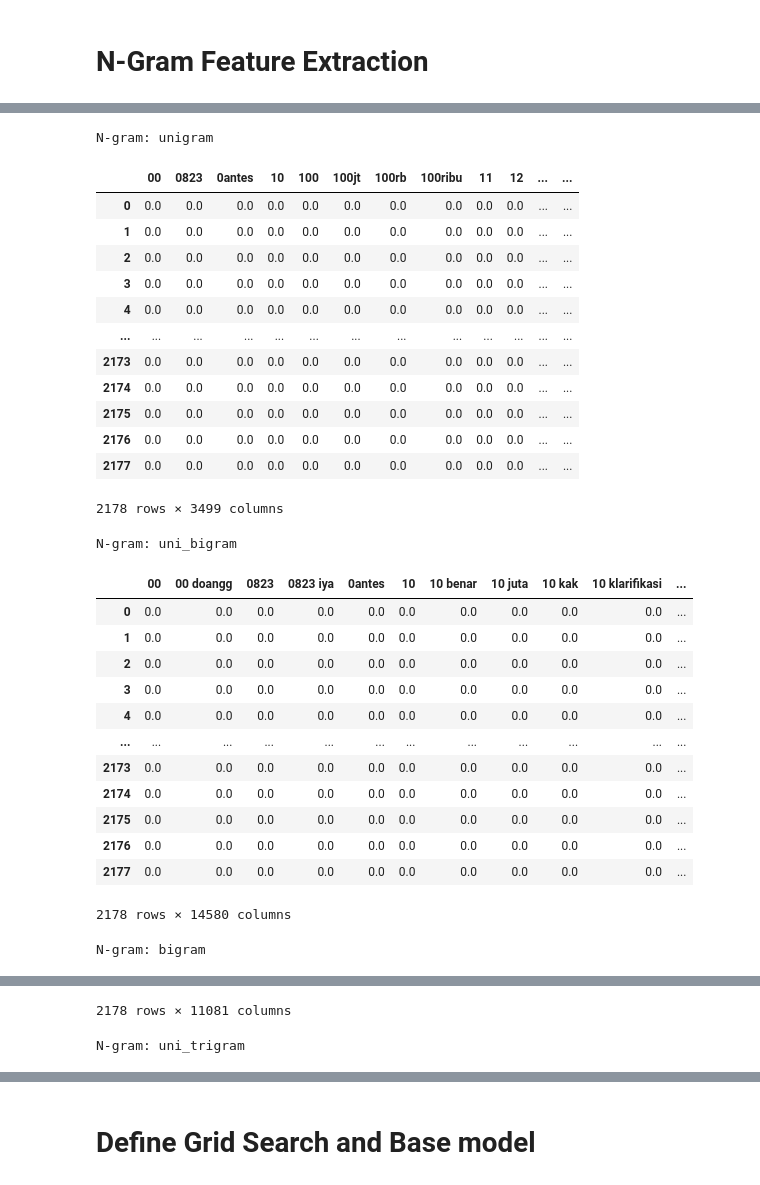
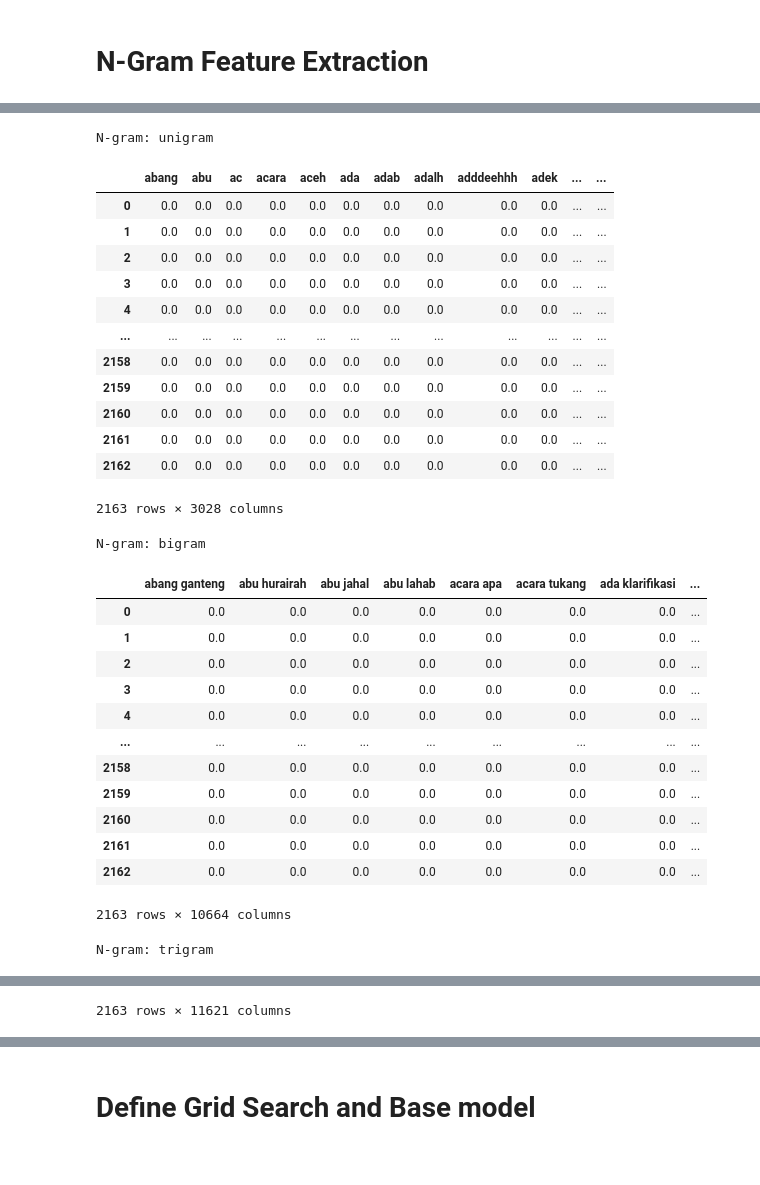
Before and after one commit to Mafatihul/HateComment_Classification, a Jupyter notebook: HateComment_Classification.ipynb, the cells around one changed output, grey strips where cells are left out. Saved outputs shown, nothing was run; the diff lists cells and outputs as text; code cells hidden in the pictures.

```diff
--- a/HateComment_Classification.ipynb
+++ b/HateComment_Classification.ipynb
@@ -122,0 +67,12 @@ test_df['Texts'] = test_df['Texts'].apply(preprocess)
+# %%
+# prompt: counting nan in train_df['stemmed'] and delete the row
+
+# Count NaN values in 'stemmed' column
+nan_count = train_df['stemmed'].isnull().sum()
+print(f"Number of NaN values in 'stemmed' column: {nan_count}")
+
+# Remove rows with NaN values in 'stemmed' column
+train_df = train_df.dropna(subset=['stemmed'])
+
+# Verify the change
+print(f"Shape of train_df after removing NaN rows: {train_df.shape}")
@@ -136,11 +111,14 @@ def to_list(df, attribute):
     # Let's use back the function defined above, "flat_list", to flatten the list
     flat_list_transcription = flat_list(unflat_list_transcription)
     return flat_list_transcription
-flat_list_transcription = to_list(train_df, 'Texts')
+flat_list_transcription = to_list(train_df, 'stemmed')
 # %%
-ngram_features ={'unigram':(1,1),'uni_bigram':(1,2),'bigram':(2,2), 'uni_trigram':(1,3), 'trigram':(3,3)}
+# Fitur ngram yang akan digunakan
+# ngram_features ={'unigram':(1,1),'bigram':(2,2), 'trigram':(3,3)}
+ngram_features ={'unigram':(1,1),'bigram':(2,2), 'trigram':(3,3)}
 feature_name=[]
 temp=[]
+
 for key, values in ngram_features.items():
     temp.append(key)
     feature_name.append(key)
@@ -150,6 +127,0 @@ temp
-# %%
-from sklearn.feature_extraction.text import CountVectorizer
-list_komen = train_df['Texts']
-terms = CountVectorizer().fit(list_komen)
-X = terms.transform(list_komen)
-X
@@ -180,44 +141,46 @@ temp
 # %%
-# prompt: make a code to show the bag of word or ngram into table and the frequencies of each ngram on each text
-
+#fungsi untuk menampilkan vektor fitur
 def ngram_table(temp, feature_name):
   for i in range(len(temp)):
     features = temp[i]
     vectorizer = TfidfVectorizer(ngram_range=ngram_features[feature_name[i]])
     vectorizer.fit(flat_list_transcription)
     df_ngram = pd.DataFrame(features.toarray(), columns = vectorizer.get_feature_names_out())
+    # Menampilkan nama fitur
     print(f"N-gram: {feature_name[i]}")
     display(df_ngram)
     print("\n")
+  return df_ngram
 
-ngram_table(temp, feature_name)
+# Menerapkan fungsi untuk mengekstrak n-gram dari dataset
+feature_table = ngram_table(temp, feature_name)
 # %% [output]
 N-gram: unigram
-|  | 00 | 0823 | 0antes | 10 | 100 | 100jt | 100rb | 100ribu | 11 | 12 | ... | ... |
+|  | abang | abu | ac | acara | aceh | ada | adab | adalh | adddeehhh | adek | ... | ... |
 | 0 | 0.0 | 0.0 | 0.0 | 0.0 | 0.0 | 0.0 | 0.0 | 0.0 | 0.0 | 0.0 | ... | ... |
 | 1 | 0.0 | 0.0 | 0.0 | 0.0 | 0.0 | 0.0 | 0.0 | 0.0 | 0.0 | 0.0 | ... | ... |
 | 2 | 0.0 | 0.0 | 0.0 | 0.0 | 0.0 | 0.0 | 0.0 | 0.0 | 0.0 | 0.0 | ... | ... |
 | 3 | 0.0 | 0.0 | 0.0 | 0.0 | 0.0 | 0.0 | 0.0 | 0.0 | 0.0 | 0.0 | ... | ... |
 | 4 | 0.0 | 0.0 | 0.0 | 0.0 | 0.0 | 0.0 | 0.0 | 0.0 | 0.0 | 0.0 | ... | ... |
 | ... | ... | ... | ... | ... | ... | ... | ... | ... | ... | ... | ... | ... |
-| 2173 | 0.0 | 0.0 | 0.0 | 0.0 | 0.0 | 0.0 | 0.0 | 0.0 | 0.0 | 0.0 | ... | ... |
-| 2174 | 0.0 | 0.0 | 0.0 | 0.0 | 0.0 | 0.0 | 0.0 | 0.0 | 0.0 | 0.0 | ... | ... |
-| 2175 | 0.0 | 0.0 | 0.0 | 0.0 | 0.0 | 0.0 | 0.0 | 0.0 | 0.0 | 0.0 | ... | ... |
-| 2176 | 0.0 | 0.0 | 0.0 | 0.0 | 0.0 | 0.0 | 0.0 | 0.0 | 0.0 | 0.0 | ... | ... |
-| 2177 | 0.0 | 0.0 | 0.0 | 0.0 | 0.0 | 0.0 | 0.0 | 0.0 | 0.0 | 0.0 | ... | ... |
+| 2158 | 0.0 | 0.0 | 0.0 | 0.0 | 0.0 | 0.0 | 0.0 | 0.0 | 0.0 | 0.0 | ... | ... |
+| 2159 | 0.0 | 0.0 | 0.0 | 0.0 | 0.0 | 0.0 | 0.0 | 0.0 | 0.0 | 0.0 | ... | ... |
+| 2160 | 0.0 | 0.0 | 0.0 | 0.0 | 0.0 | 0.0 | 0.0 | 0.0 | 0.0 | 0.0 | ... | ... |
+| 2161 | 0.0 | 0.0 | 0.0 | 0.0 | 0.0 | 0.0 | 0.0 | 0.0 | 0.0 | 0.0 | ... | ... |
+| 2162 | 0.0 | 0.0 | 0.0 | 0.0 | 0.0 | 0.0 | 0.0 | 0.0 | 0.0 | 0.0 | ... | ... |
-2178 rows × 3499 columns
+2163 rows × 3028 columns
-N-gram: uni_bigram
+N-gram: bigram
-|  | 00 | 00 doangg | 0823 | 0823 iya | 0antes | 10 | 10 benar | 10 juta | 10 kak | 10 klarifikasi | ... |
-| 0 | 0.0 | 0.0 | 0.0 | 0.0 | 0.0 | 0.0 | 0.0 | 0.0 | 0.0 | 0.0 | ... |
-| 1 | 0.0 | 0.0 | 0.0 | 0.0 | 0.0 | 0.0 | 0.0 | 0.0 | 0.0 | 0.0 | ... |
-| 2 | 0.0 | 0.0 | 0.0 | 0.0 | 0.0 | 0.0 | 0.0 | 0.0 | 0.0 | 0.0 | ... |
-| 3 | 0.0 | 0.0 | 0.0 | 0.0 | 0.0 | 0.0 | 0.0 | 0.0 | 0.0 | 0.0 | ... |
-| 4 | 0.0 | 0.0 | 0.0 | 0.0 | 0.0 | 0.0 | 0.0 | 0.0 | 0.0 | 0.0 | ... |
-| ... | ... | ... | ... | ... | ... | ... | ... | ... | ... | ... | ... |
-| 2173 | 0.0 | 0.0 | 0.0 | 0.0 | 0.0 | 0.0 | 0.0 | 0.0 | 0.0 | 0.0 | ... |
-| 2174 | 0.0 | 0.0 | 0.0 | 0.0 | 0.0 | 0.0 | 0.0 | 0.0 | 0.0 | 0.0 | ... |
-| 2175 | 0.0 | 0.0 | 0.0 | 0.0 | 0.0 | 0.0 | 0.0 | 0.0 | 0.0 | 0.0 | ... |
-| 2176 | 0.0 | 0.0 | 0.0 | 0.0 | 0.0 | 0.0 | 0.0 | 0.0 | 0.0 | 0.0 | ... |
-| 2177 | 0.0 | 0.0 | 0.0 | 0.0 | 0.0 | 0.0 | 0.0 | 0.0 | 0.0 | 0.0 | ... |
+|  | abang ganteng | abu hurairah | abu jahal | abu lahab | acara apa | acara tukang | ada klarifikasi | ... |
+| 0 | 0.0 | 0.0 | 0.0 | 0.0 | 0.0 | 0.0 | 0.0 | ... |
+| 1 | 0.0 | 0.0 | 0.0 | 0.0 | 0.0 | 0.0 | 0.0 | ... |
+| 2 | 0.0 | 0.0 | 0.0 | 0.0 | 0.0 | 0.0 | 0.0 | ... |
+| 3 | 0.0 | 0.0 | 0.0 | 0.0 | 0.0 | 0.0 | 0.0 | ... |
+| 4 | 0.0 | 0.0 | 0.0 | 0.0 | 0.0 | 0.0 | 0.0 | ... |
+| ... | ... | ... | ... | ... | ... | ... | ... | ... |
+| 2158 | 0.0 | 0.0 | 0.0 | 0.0 | 0.0 | 0.0 | 0.0 | ... |
+| 2159 | 0.0 | 0.0 | 0.0 | 0.0 | 0.0 | 0.0 | 0.0 | ... |
+| 2160 | 0.0 | 0.0 | 0.0 | 0.0 | 0.0 | 0.0 | 0.0 | ... |
+| 2161 | 0.0 | 0.0 | 0.0 | 0.0 | 0.0 | 0.0 | 0.0 | ... |
+| 2162 | 0.0 | 0.0 | 0.0 | 0.0 | 0.0 | 0.0 | 0.0 | ... |
-2178 rows × 14580 columns
+2163 rows × 10664 columns
-N-gram: bigram
+N-gram: trigram
@@ -236,2 +199 @@ N-gram: bigram
-2178 rows × 11081 columns
+2163 rows × 11621 columns
-N-gram: uni_trigram
```
Also changed, not shown: parts of 35 cells of this notebook.
